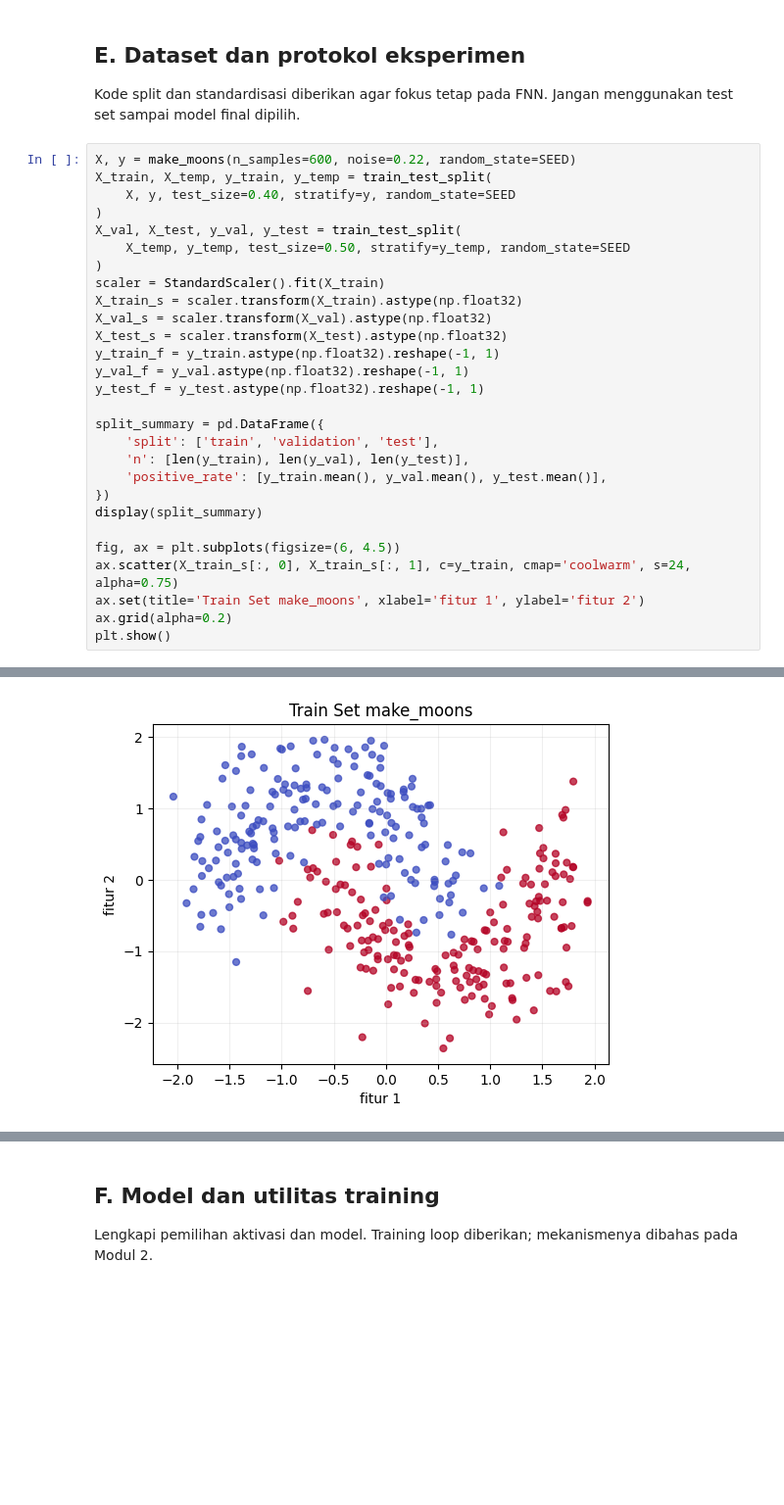
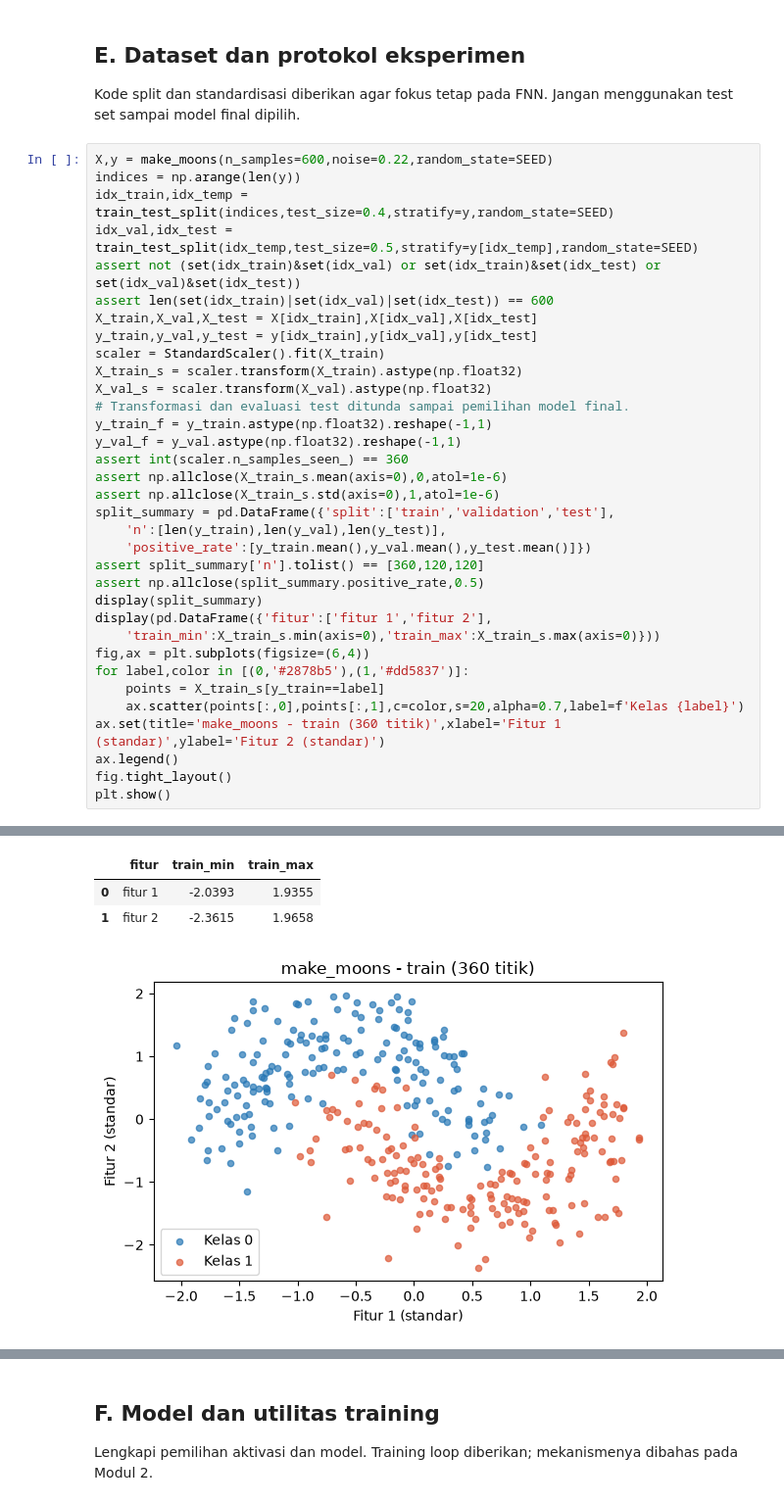
Before and after one commit to POMEST/Modul-Praktikum-Deep-Learning, a Jupyter notebook: notebooks/modul-01/M01_123450062.ipynb, the cells around one changed output, grey strips where cells are left out. Shown at 98% size. Cells and saved outputs as stored; diff of their text form; blank space fills up the shorter version.

```diff
--- a/notebooks/modul-01/M01_123450062.ipynb
+++ b/notebooks/modul-01/M01_123450062.ipynb
@@ -264,36 +322,45 @@ Tunjukkan kepada asisten:
 
 Kode split dan standardisasi diberikan agar fokus tetap pada FNN. Jangan menggunakan test set sampai model final dipilih.
 # %%
-X, y = make_moons(n_samples=600, noise=0.22, random_state=SEED)
-X_train, X_temp, y_train, y_temp = train_test_split(
-    X, y, test_size=0.40, stratify=y, random_state=SEED
-)
-X_val, X_test, y_val, y_test = train_test_split(
-    X_temp, y_temp, test_size=0.50, stratify=y_temp, random_state=SEED
-)
+X,y = make_moons(n_samples=600,noise=0.22,random_state=SEED)
+indices = np.arange(len(y))
+idx_train,idx_temp = train_test_split(indices,test_size=0.4,stratify=y,random_state=SEED)
+idx_val,idx_test = train_test_split(idx_temp,test_size=0.5,stratify=y[idx_temp],random_state=SEED)
+assert not (set(idx_train)&set(idx_val) or set(idx_train)&set(idx_test) or set(idx_val)&set(idx_test))
+assert len(set(idx_train)|set(idx_val)|set(idx_test)) == 600
+X_train,X_val,X_test = X[idx_train],X[idx_val],X[idx_test]
+y_train,y_val,y_test = y[idx_train],y[idx_val],y[idx_test]
 scaler = StandardScaler().fit(X_train)
 X_train_s = scaler.transform(X_train).astype(np.float32)
 X_val_s = scaler.transform(X_val).astype(np.float32)
-X_test_s = scaler.transform(X_test).astype(np.float32)
-y_train_f = y_train.astype(np.float32).reshape(-1, 1)
-y_val_f = y_val.astype(np.float32).reshape(-1, 1)
-y_test_f = y_test.astype(np.float32).reshape(-1, 1)
-
-split_summary = pd.DataFrame({
-    'split': ['train', 'validation', 'test'],
-    'n': [len(y_train), len(y_val), len(y_test)],
-    'positive_rate': [y_train.mean(), y_val.mean(), y_test.mean()],
-})
+# Transformasi dan evaluasi test ditunda sampai pemilihan model final.
+y_train_f = y_train.astype(np.float32).reshape(-1,1)
+y_val_f = y_val.astype(np.float32).reshape(-1,1)
+assert int(scaler.n_samples_seen_) == 360
+assert np.allclose(X_train_s.mean(axis=0),0,atol=1e-6)
+assert np.allclose(X_train_s.std(axis=0),1,atol=1e-6)
+split_summary = pd.DataFrame({'split':['train','validation','test'],
+    'n':[len(y_train),len(y_val),len(y_test)],
+    'positive_rate':[y_train.mean(),y_val.mean(),y_test.mean()]})
+assert split_summary['n'].tolist() == [360,120,120]
+assert np.allclose(split_summary.positive_rate,0.5)
 display(split_summary)
-
-fig, ax = plt.subplots(figsize=(6, 4.5))
-ax.scatter(X_train_s[:, 0], X_train_s[:, 1], c=y_train, cmap='coolwarm', s=24, alpha=0.75)
-ax.set(title='Train Set make_moons', xlabel='fitur 1', ylabel='fitur 2')
-ax.grid(alpha=0.2)
+display(pd.DataFrame({'fitur':['fitur 1','fitur 2'],
+    'train_min':X_train_s.min(axis=0),'train_max':X_train_s.max(axis=0)}))
+fig,ax = plt.subplots(figsize=(6,4))
+for label,color in [(0,'#2878b5'),(1,'#dd5837')]:
+    points = X_train_s[y_train==label]
+    ax.scatter(points[:,0],points[:,1],c=color,s=20,alpha=0.7,label=f'Kelas {label}')
+ax.set(title='make_moons - train (360 titik)',xlabel='Fitur 1 (standar)',ylabel='Fitur 2 (standar)')
+ax.legend()
+fig.tight_layout()
 plt.show()
 # %% [output]
 |  | split | n | positive_rate |
 | 0 | train | 360 | 0.5 |
 | 1 | validation | 120 | 0.5 |
 | 2 | test | 120 | 0.5 |
+|  | fitur | train_min | train_max |
+| 0 | fitur 1 | -2.0393 | 1.9355 |
+| 1 | fitur 2 | -2.3615 | 1.9658 |
-[figure, old version]
+[figure, new version]
```
Also changed, not shown: parts of 36 cells of this notebook, 57 other files.
